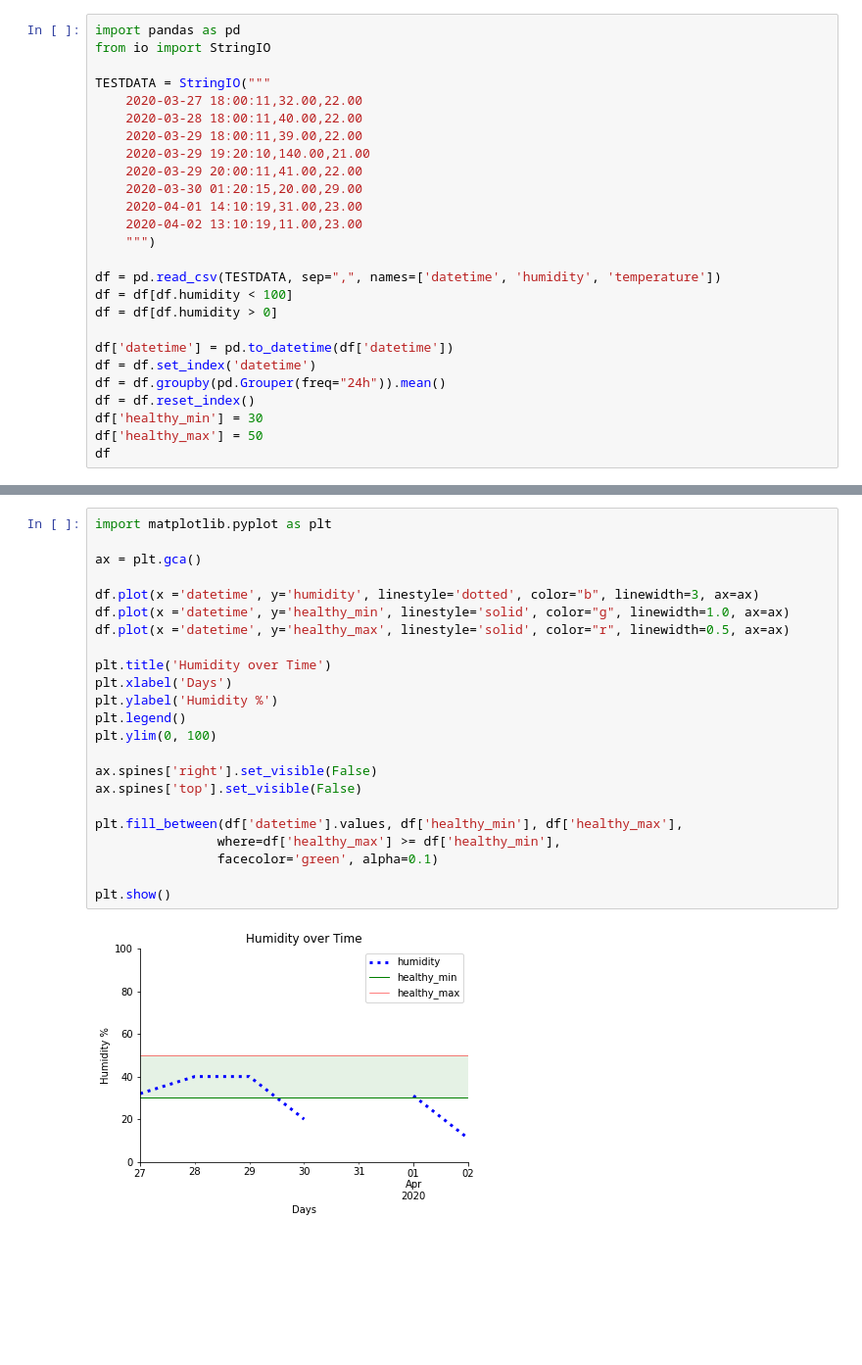
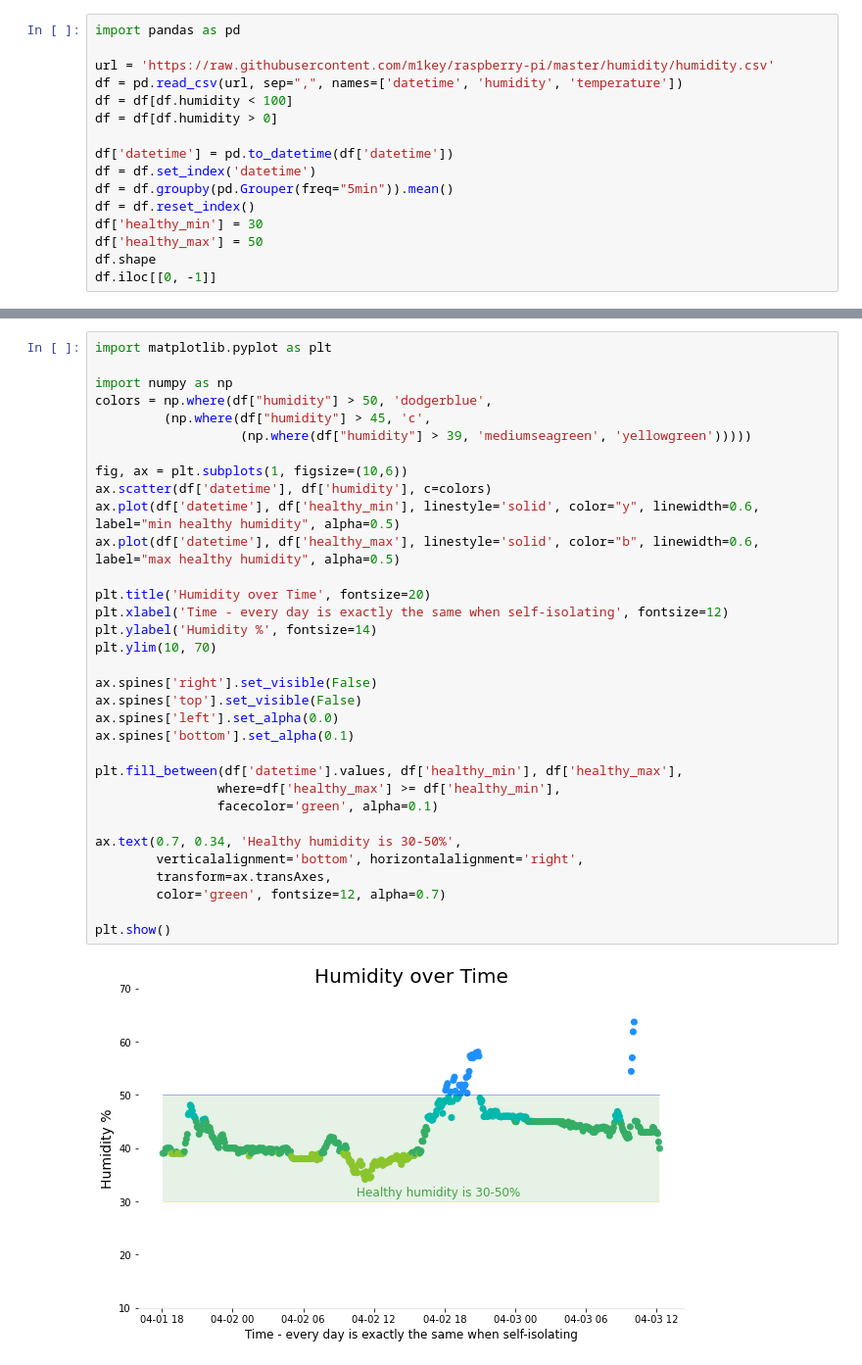
Before and after one commit to m1key/raspberry-pi, a Jupyter notebook: humidity/Humidity.ipynb, the cells around one changed output, grey strips where cells are left out. Shown: that part at 98% size. Saved outputs shown, nothing was run; the diff lists cells and outputs as text; blank space fills up the shorter version.

```diff
--- a/humidity/Humidity.ipynb
+++ b/humidity/Humidity.ipynb
@@ -2,29 +2,19 @@
 <a href="https://colab.research.google.com/github/m1key/raspberry-pi/blob/master/humidity/Humidity.ipynb" target="_parent"><img src="https://colab.research.google.com/assets/colab-badge.svg" alt="Open In Colab"/></a>
 # %%
 import pandas as pd
-from io import StringIO
 
-TESTDATA = StringIO("""
-    2020-03-27 18:00:11,32.00,22.00
-    2020-03-28 18:00:11,40.00,22.00
-    2020-03-29 18:00:11,39.00,22.00
-    2020-03-29 19:20:10,140.00,21.00
-    2020-03-29 20:00:11,41.00,22.00
-    2020-03-30 01:20:15,20.00,29.00
-    2020-04-01 14:10:19,31.00,23.00
-    2020-04-02 13:10:19,11.00,23.00
-    """)
-
-df = pd.read_csv(TESTDATA, sep=",", names=['datetime', 'humidity', 'temperature'])
+url = 'https://raw.githubusercontent.com/m1key/raspberry-pi/master/humidity/humidity.csv'
+df = pd.read_csv(url, sep=",", names=['datetime', 'humidity', 'temperature'])
 df = df[df.humidity < 100]
 df = df[df.humidity > 0]
 
 df['datetime'] = pd.to_datetime(df['datetime'])
 df = df.set_index('datetime')
-df = df.groupby(pd.Grouper(freq="24h")).mean()
+df = df.groupby(pd.Grouper(freq="5min")).mean()
 df = df.reset_index()
 df['healthy_min'] = 30
 df['healthy_max'] = 50
-df
+df.shape
+df.iloc[[0, -1]]
 # %% [output]
 |  | datetime | humidity | temperature | healthy_min | healthy_max |
@@ -38,25 +23,35 @@ df
 # %%
 import matplotlib.pyplot as plt
 
-ax = plt.gca()
+import numpy as np
+colors = np.where(df["humidity"] > 50, 'dodgerblue',
+         (np.where(df["humidity"] > 45, 'c',
+                   (np.where(df["humidity"] > 39, 'mediumseagreen', 'yellowgreen')))))
 
-df.plot(x ='datetime', y='humidity', linestyle='dotted', color="b", linewidth=3, ax=ax)
-df.plot(x ='datetime', y='healthy_min', linestyle='solid', color="g", linewidth=1.0, ax=ax)
-df.plot(x ='datetime', y='healthy_max', linestyle='solid', color="r", linewidth=0.5, ax=ax)
+fig, ax = plt.subplots(1, figsize=(10,6))
+ax.scatter(df['datetime'], df['humidity'], c=colors)
+ax.plot(df['datetime'], df['healthy_min'], linestyle='solid', color="y", linewidth=0.6, label="min healthy humidity", alpha=0.5)
+ax.plot(df['datetime'], df['healthy_max'], linestyle='solid', color="b", linewidth=0.6, label="max healthy humidity", alpha=0.5)
 
-plt.title('Humidity over Time')
-plt.xlabel('Days')
-plt.ylabel('Humidity %')
-plt.legend()
-plt.ylim(0, 100)
+plt.title('Humidity over Time', fontsize=20)
+plt.xlabel('Time - every day is exactly the same when self-isolating', fontsize=12)
+plt.ylabel('Humidity %', fontsize=14)
+plt.ylim(10, 70)
 
 ax.spines['right'].set_visible(False)
 ax.spines['top'].set_visible(False)
+ax.spines['left'].set_alpha(0.0)
+ax.spines['bottom'].set_alpha(0.1)
 
 plt.fill_between(df['datetime'].values, df['healthy_min'], df['healthy_max'],
                 where=df['healthy_max'] >= df['healthy_min'],
                 facecolor='green', alpha=0.1)
 
+ax.text(0.7, 0.34, 'Healthy humidity is 30-50%',
+        verticalalignment='bottom', horizontalalignment='right',
+        transform=ax.transAxes,
+        color='green', fontsize=12, alpha=0.7)
+
 plt.show()
 # %% [output]
-[figure, old version]
+[figure, new version]
```
Also changed, not shown: parts of 1 cell of this notebook.
